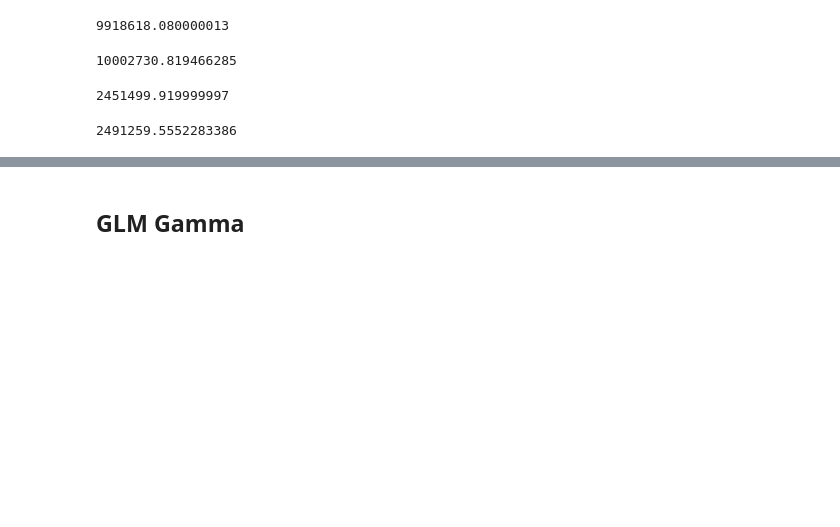
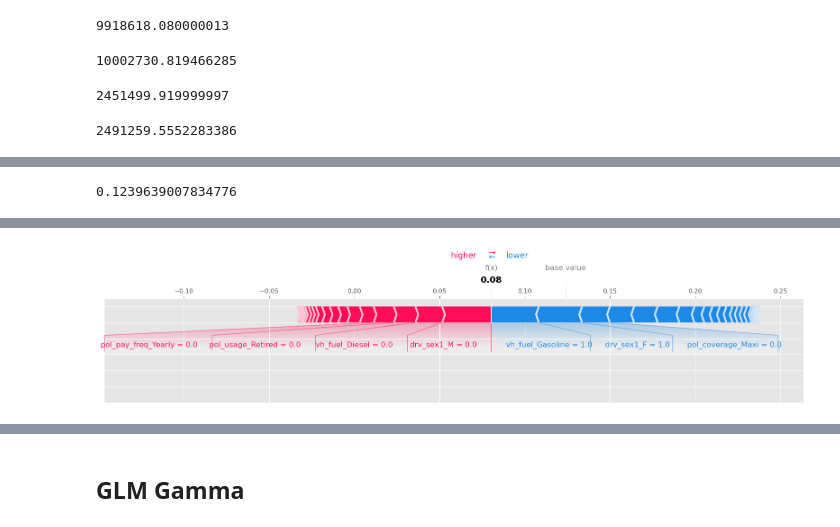
Before and after one commit to Dapricas/TFM_Insurance_pricing_interpretability, a Jupyter notebook: ClaimsIntentoBueno.ipynb, the cells around one changed output, grey strips where cells are left out. Saved outputs shown, nothing was run; the diff lists cells and outputs as text; code cells hidden in the pictures; blank space fills up the shorter version.

```diff
--- a/ClaimsIntentoBueno.ipynb
+++ b/ClaimsIntentoBueno.ipynb
@@ -736,0 +824,6 @@ sum(y_pred_glm_Poisson_test * np.full(len(y_test), np.mean(y_test[y_test['mean_c
+# %%
+# Entrada que deseamos interpretar
+
+X_interpret_count_1 = sm.add_constant(X_test).iloc[1]
+X_interpret_count_1_np = np.array(X_interpret_count_1)
+X_interpret_count_1
@@ -736,0 +848,4 @@ sum(y_pred_glm_Poisson_test * np.full(len(y_test), np.mean(y_test[y_test['mean_c
+# %%
+# Otra forma de asegurar la predicción
+
+resultado_modelo_glm_Poisson.predict(sm.add_constant(X_test).iloc[1])[0]
@@ -736,0 +907,2 @@ sum(y_pred_glm_Poisson_test * np.full(len(y_test), np.mean(y_test[y_test['mean_c
+# %%
+glm_Poisson_shap_values, glm_Poisson_explainer = Kernel_SHAP_shap_values(resultado_modelo_glm_Poisson_wrapper, sm.add_constant(X_train), 10000, np.array(X_interpret_count_1))
@@ -736,0 +926,7 @@ sum(y_pred_glm_Poisson_test * np.full(len(y_test), np.mean(y_test[y_test['mean_c
+# %%
+glm_Poisson_explainer.expected_value
+# %% [output]
+0.1239639007834776
+# %%
+shap_force_plot(glm_Poisson_explainer.expected_value, glm_Poisson_shap_values, X_interpret_count_1)
+# %% [output]
@@ -736,0 +934 @@ sum(y_pred_glm_Poisson_test * np.full(len(y_test), np.mean(y_test[y_test['mean_c
+[figure, added]
```
Also changed, not shown: parts of 62 cells of this notebook.
